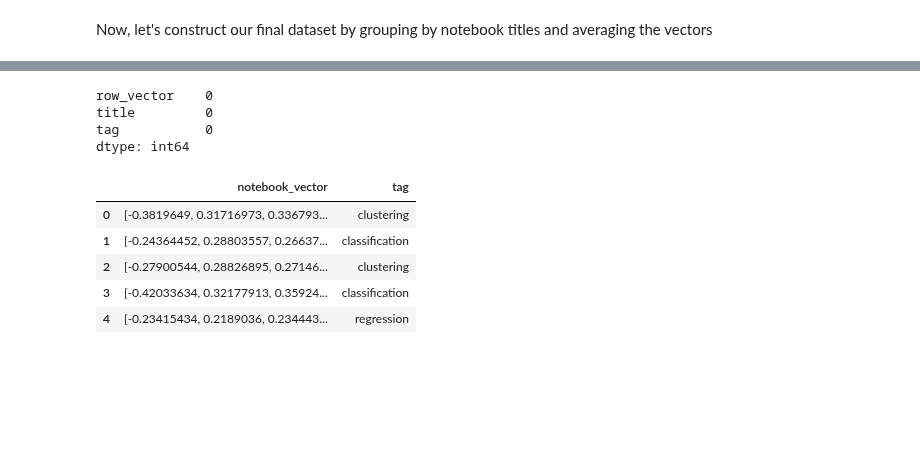
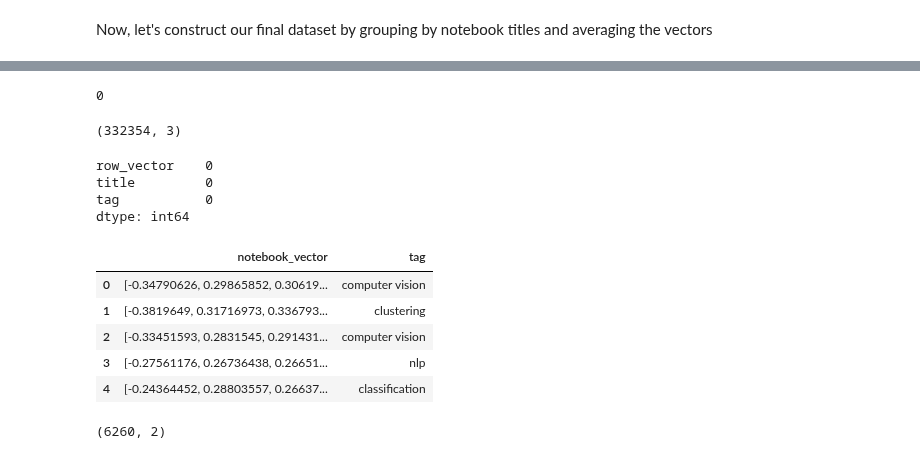
Before and after one commit to dikraMasrour/NotebookDocGen, a Jupyter notebook: Scripts/Classification_Task/notebooks/04-01-embed_data_no_chunking.ipynb, the cells around one changed output, grey strips where cells are left out. Drawn from its saved outputs; the diff is of its cells as text; code cells hidden in the pictures; blank space fills up the shorter version.

Commit message:
classification experiment

```diff
--- a/Scripts/Classification_Task/notebooks/04-01-embed_data_no_chunking.ipynb
+++ b/Scripts/Classification_Task/notebooks/04-01-embed_data_no_chunking.ipynb
@@ -284,0 +284,6 @@ with open(DATA_PATH + 'interm_df_0_166176.pkl', 'rb') as f:
+# %%
+pickles_dir = Path(DATA_PATH + 'pickles\\').glob('*')
+vect_data = pd.DataFrame()
+
+vect_data = pd.concat([pd.read_pickle(DATA_PATH + 'pickles\\' + filename.name) for filename in pickles_dir])
+vect_data.head()
@@ -285 +297,11 @@ with open(DATA_PATH + 'interm_df_0_166176.pkl', 'rb') as f:
+# %%
+vect_data.reset_index(drop=True, inplace=True)
+# %%
+vect_data.index.duplicated().sum()
+# %% [output]
+0
+# %%
+vect_data.shape
+# %% [output]
+(332354, 3)
 # %%
@@ -293,7 +315,7 @@ dtype: int64
 def group_and_avg(df):
     grp_avg_embedding = []
 
-    grp_by_title = interm_df_test.groupby('title').groups
+    grp_by_title = df.groupby('title').groups
     grp_titles = list(grp_by_title.keys())
     for grp_title in grp_titles:
         # get indices range for each title
@@ -302,20 +324,23 @@ def group_and_avg(df):
         grp_vecs = df.loc[grp_indices, 'row_vector']
         # get group tag
         grp_tag = df.loc[grp_indices[0], 'tag']
-
         # call average method
         grp_avg_embedding.append((list(average_embeddings(grp_vecs)), grp_tag))
 
     vect_data = pd.DataFrame(grp_avg_embedding, columns = ['notebook_vector', 'tag'])
     return vect_data
 # %%
-vect_data = group_and_avg(interm_df_test)
-vect_data.head()
+vect_data_final = group_and_avg(vect_data)
+vect_data_final.head()
 # %% [output]
 |  | notebook_vector | tag |
-| 0 | [-0.3819649, 0.31716973, 0.336793... | clustering |
-| 1 | [-0.24364452, 0.28803557, 0.26637... | classification |
-| 2 | [-0.27900544, 0.28826895, 0.27146... | clustering |
-| 3 | [-0.42033634, 0.32177913, 0.35924... | classification |
-| 4 | [-0.23415434, 0.2189036, 0.234443... | regression |
+| 0 | [-0.34790626, 0.29865852, 0.30619... | computer vision |
+| 1 | [-0.3819649, 0.31716973, 0.336793... | clustering |
+| 2 | [-0.33451593, 0.2831545, 0.291431... | computer vision |
+| 3 | [-0.27561176, 0.26736438, 0.26651... | nlp |
+| 4 | [-0.24364452, 0.28803557, 0.26637... | classification |
+# %%
+vect_data_final.shape
+# %% [output]
+(6260, 2)
 # %%
```
Also changed, not shown: parts of 6 cells of this notebook, 1 other file.
